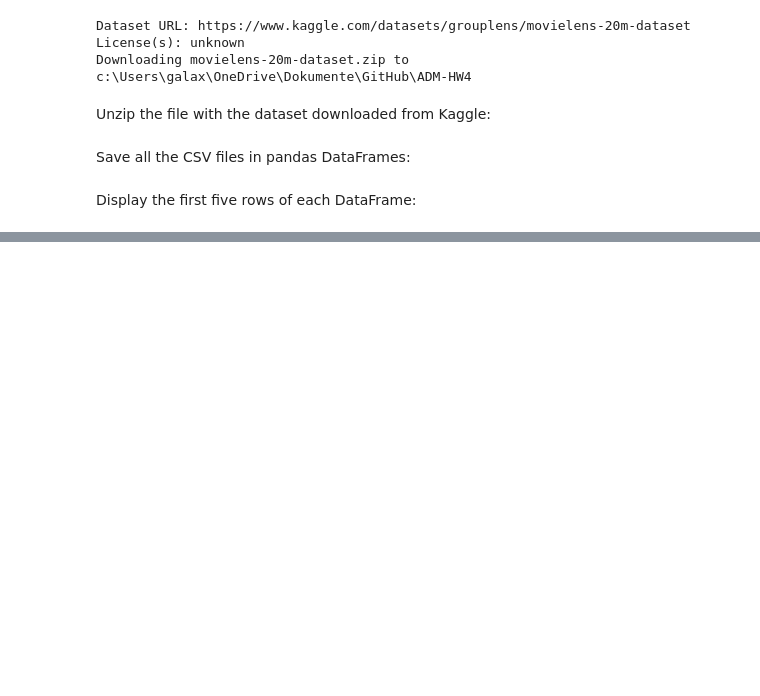
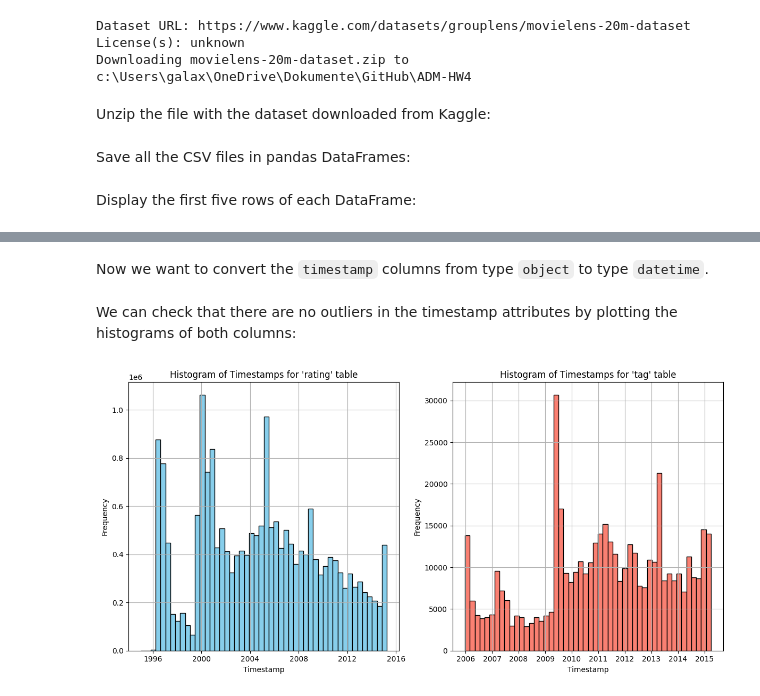
Before and after one commit to gmaurer08/ADM-HW4, a Jupyter notebook: main.ipynb, the cells around one changed output, grey strips where cells are left out. Saved outputs shown, nothing was run; the diff lists cells and outputs as text; code cells hidden in the pictures; blank space fills up the shorter version.

````diff
--- a/main.ipynb
+++ b/main.ipynb
@@ -103,0 +231,2 @@ rating:
+# %%
+tag = tag.dropna(subset=['tag'])
@@ -103,0 +290,29 @@ rating:
+# %% [markdown]
+Now we want to convert the ```timestamp``` columns from type ```object``` to type ```datetime```.
+# %%
+rating['timestamp'] = pd.to_datetime(rating['timestamp'])
+tag['timestamp'] = pd.to_datetime(tag['timestamp'])
+# %% [markdown]
+We can check that there are no outliers in the timestamp attributes by plotting the histograms of both columns:
+# %%
+# Boxplot for timestamps
+
+# Create the figure and axes for two histograms
+fig, axes = plt.subplots(1, 2, figsize=(12, 6))
+
+# Plot histogram for 'rating' table timestamps
+rating['timestamp'].hist(ax=axes[0], bins=50, color='skyblue', edgecolor='black')
+axes[0].set_title("Histogram of Timestamps for 'rating' table")
+axes[0].set_xlabel('Timestamp')
+axes[0].set_ylabel('Frequency')
+
+# Plot histogram for 'tag' table timestamps
+tag['timestamp'].hist(ax=axes[1], bins=50, color='salmon', edgecolor='black')
+axes[1].set_title("Histogram of Timestamps for 'tag' table")
+axes[1].set_xlabel('Timestamp')
+axes[1].set_ylabel('Frequency')
+
+plt.tight_layout()
+plt.show()
+# %% [output]
+[figure, added]
````
Also changed, not shown: parts of 22 cells of this notebook.
